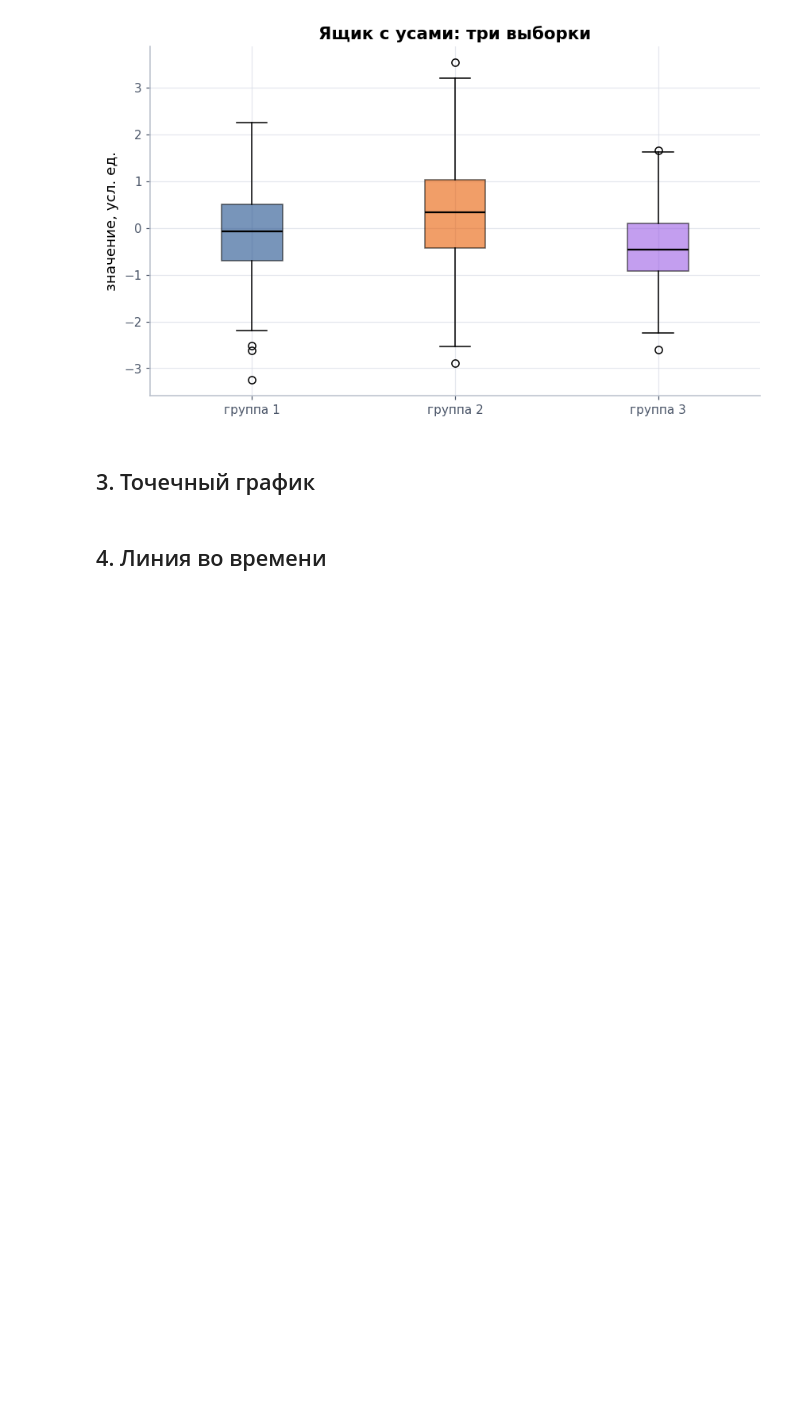
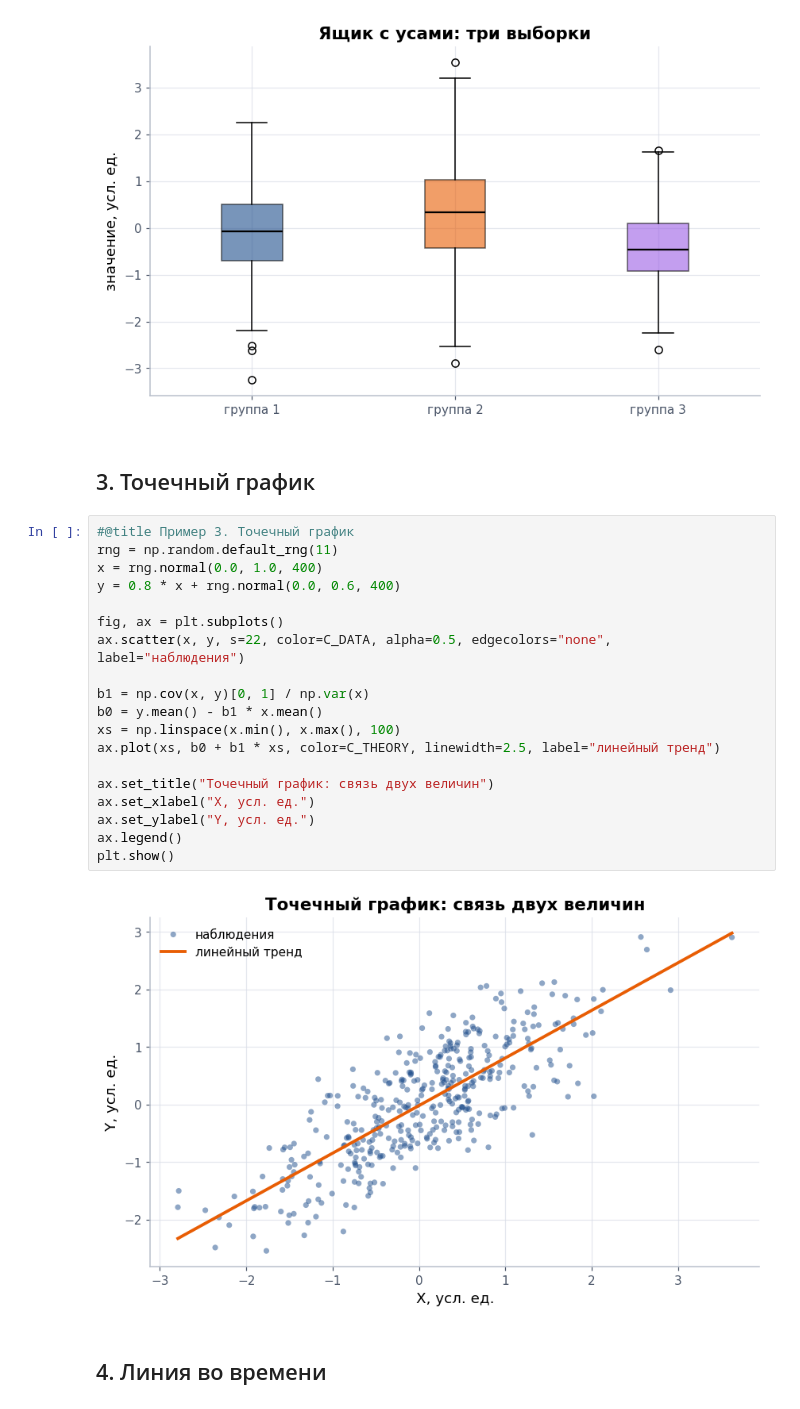
Before and after one commit to kotok9/app-stat-lab01, a Jupyter notebook: lab01_style.ipynb, the cells around one changed output. Saved outputs shown, nothing was run; the diff lists cells and outputs as text; blank space fills up the shorter version.

Commit message:
Пример 3: р азброс и линия тренда

```diff
--- a/lab01_style.ipynb
+++ b/lab01_style.ipynb
@@ -116,5 +116,26 @@ plt.show()
 [figure]
 # %% [markdown]
 ## 3. Точечный график
+# %%
+#@title Пример 3. Точечный график
+rng = np.random.default_rng(11)
+x = rng.normal(0.0, 1.0, 400)
+y = 0.8 * x + rng.normal(0.0, 0.6, 400)
+
+fig, ax = plt.subplots()
+ax.scatter(x, y, s=22, color=C_DATA, alpha=0.5, edgecolors="none", label="наблюдения")
+
+b1 = np.cov(x, y)[0, 1] / np.var(x)
+b0 = y.mean() - b1 * x.mean()
+xs = np.linspace(x.min(), x.max(), 100)
+ax.plot(xs, b0 + b1 * xs, color=C_THEORY, linewidth=2.5, label="линейный тренд")
+
+ax.set_title("Точечный график: связь двух величин")
+ax.set_xlabel("X, усл. ед.")
+ax.set_ylabel("Y, усл. ед.")
+ax.legend()
+plt.show()
+# %% [output]
+[figure, added]
 # %% [markdown]
 ## 4. Линия во времени
```
